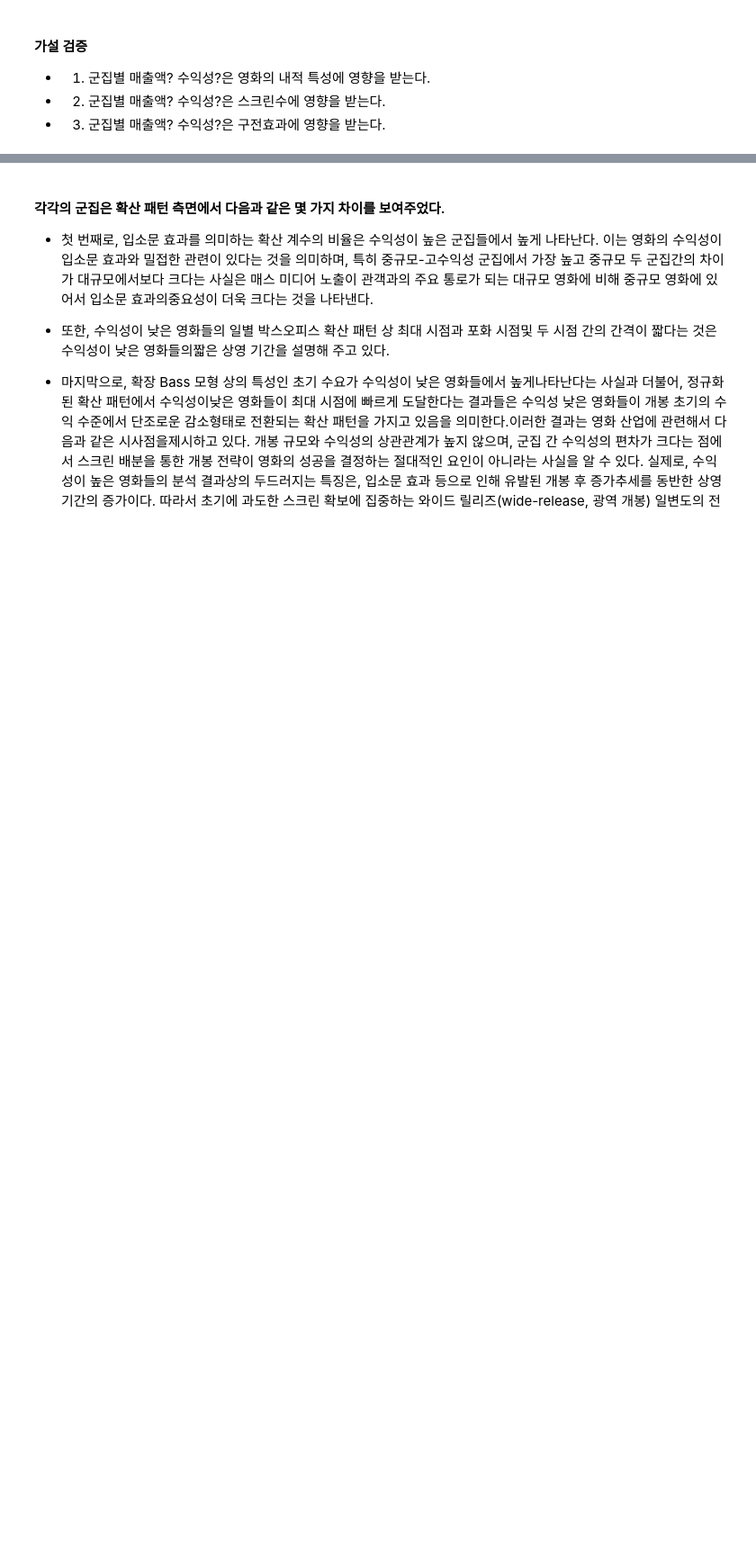
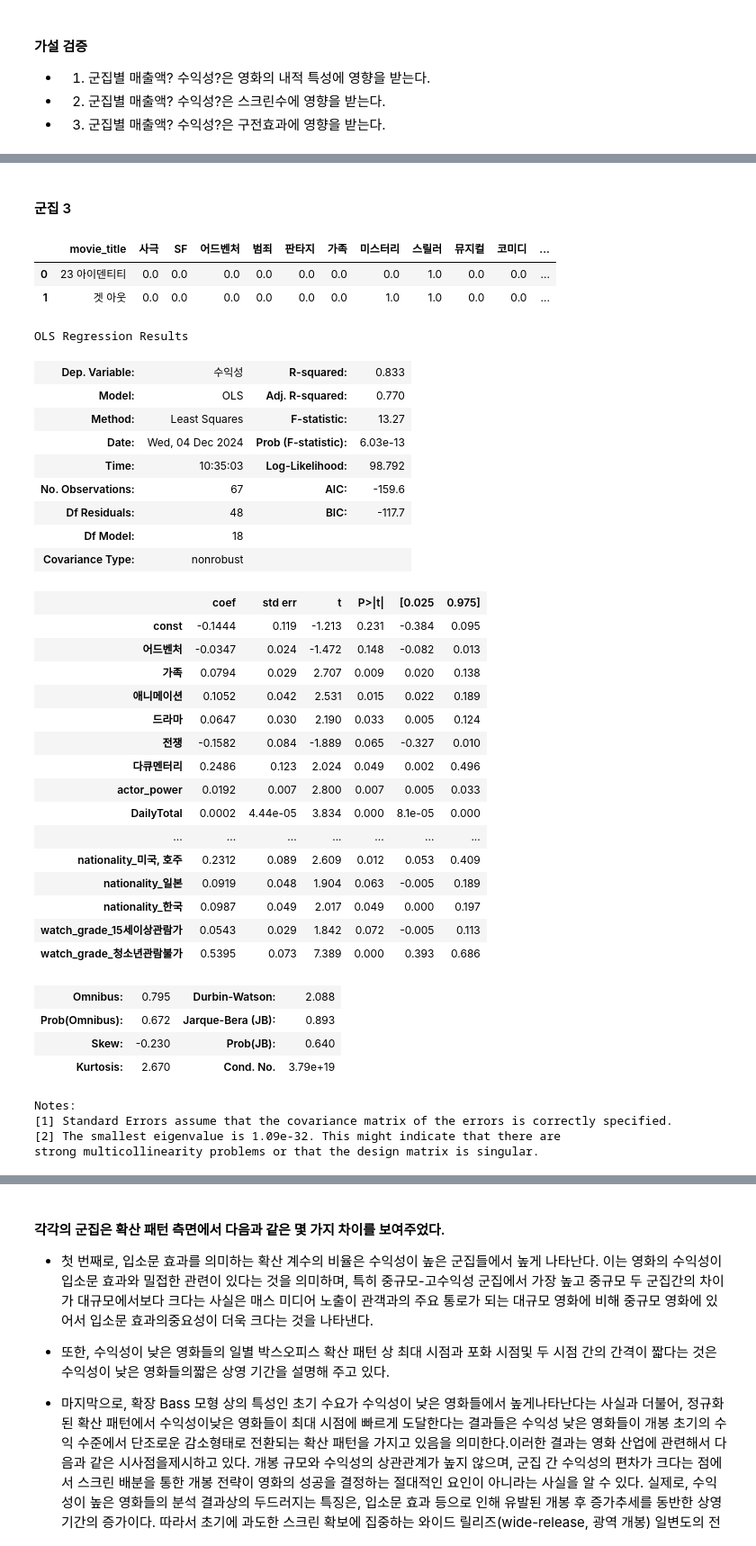
Before and after one commit to d0gyunkim/Big_analytics_project, a Jupyter notebook: 수익성_규모_분석.ipynb, the cells around one changed output, grey strips where cells are left out. Shown at 90% size. Saved outputs shown, nothing was run; the diff lists cells and outputs as text; code cells hidden in the pictures; blank space fills up the shorter version.

```diff
--- a/수익성_규모_분석.ipynb
+++ b/수익성_규모_분석.ipynb
@@ -271,0 +457,54 @@ df_규모_수익성_3
+# %% [markdown]
+#### 군집 3
+# %%
+# df_selected와 df_규모_수익성_0을 movie_title을 기준으로 병합
+df_selected_3 = pd.merge(df_selected, df_규모_수익성_3, on='movie_title', how='inner')
+df_selected_3.head(2)
+# %% [output]
+|  | movie_title | 사극 | SF | 어드벤처 | 범죄 | 판타지 | 가족 | 미스터리 | 스릴러 | 뮤지컬 | 코미디 | ... |
+| 0 | 23 아이덴티티 | 0.0 | 0.0 | 0.0 | 0.0 | 0.0 | 0.0 | 0.0 | 1.0 | 0.0 | 0.0 | ... |
+| 1 | 겟 아웃 | 0.0 | 0.0 | 0.0 | 0.0 | 0.0 | 0.0 | 1.0 | 1.0 | 0.0 | 0.0 | ... |
+# %%
+# 데이터 준비
+X = df_selected_3.drop(['수익성', 'cluster', '규모(좌석수)', 'movie_title'], axis=1)
+y = df_selected_3['수익성']
+
+# 후진제거법을 이용한 최적 모델 탐색
+final_model = backward_model(X, y)
+# %%
+final_model['model'].summary()
+# %% [output]
+OLS Regression Results
+| Dep. Variable: | 수익성 | R-squared: | 0.833 |
+| Model: | OLS | Adj. R-squared: | 0.770 |
+| Method: | Least Squares | F-statistic: | 13.27 |
+| Date: | Wed, 04 Dec 2024 | Prob (F-statistic): | 6.03e-13 |
+| Time: | 10:35:03 | Log-Likelihood: | 98.792 |
+| No. Observations: | 67 | AIC: | -159.6 |
+| Df Residuals: | 48 | BIC: | -117.7 |
+| Df Model: | 18 |  |  |
+| Covariance Type: | nonrobust |  |  |
+|  | coef | std err | t | P>|t| | [0.025 | 0.975] |
+| const | -0.1444 | 0.119 | -1.213 | 0.231 | -0.384 | 0.095 |
+| 어드벤처 | -0.0347 | 0.024 | -1.472 | 0.148 | -0.082 | 0.013 |
+| 가족 | 0.0794 | 0.029 | 2.707 | 0.009 | 0.020 | 0.138 |
+| 애니메이션 | 0.1052 | 0.042 | 2.531 | 0.015 | 0.022 | 0.189 |
+| 드라마 | 0.0647 | 0.030 | 2.190 | 0.033 | 0.005 | 0.124 |
+| 전쟁 | -0.1582 | 0.084 | -1.889 | 0.065 | -0.327 | 0.010 |
+| 다큐멘터리 | 0.2486 | 0.123 | 2.024 | 0.049 | 0.002 | 0.496 |
+| actor_power | 0.0192 | 0.007 | 2.800 | 0.007 | 0.005 | 0.033 |
+| DailyTotal | 0.0002 | 4.44e-05 | 3.834 | 0.000 | 8.1e-05 | 0.000 |
+| ... | ... | ... | ... | ... | ... | ... |
+| nationality_미국, 호주 | 0.2312 | 0.089 | 2.609 | 0.012 | 0.053 | 0.409 |
+| nationality_일본 | 0.0919 | 0.048 | 1.904 | 0.063 | -0.005 | 0.189 |
+| nationality_한국 | 0.0987 | 0.049 | 2.017 | 0.049 | 0.000 | 0.197 |
+| watch_grade_15세이상관람가 | 0.0543 | 0.029 | 1.842 | 0.072 | -0.005 | 0.113 |
+| watch_grade_청소년관람불가 | 0.5395 | 0.073 | 7.389 | 0.000 | 0.393 | 0.686 |
+| Omnibus: | 0.795 | Durbin-Watson: | 2.088 |
+| Prob(Omnibus): | 0.672 | Jarque-Bera (JB): | 0.893 |
+| Skew: | -0.230 | Prob(JB): | 0.640 |
+| Kurtosis: | 2.670 | Cond. No. | 3.79e+19 |
+Notes:
+[1] Standard Errors assume that the covariance matrix of the errors is correctly specified.
+[2] The smallest eigenvalue is 1.09e-32. This might indicate that there are
+strong multicollinearity problems or that the design matrix is singular.
```
Also changed, not shown: parts of 16 cells of this notebook, 1 other file.
